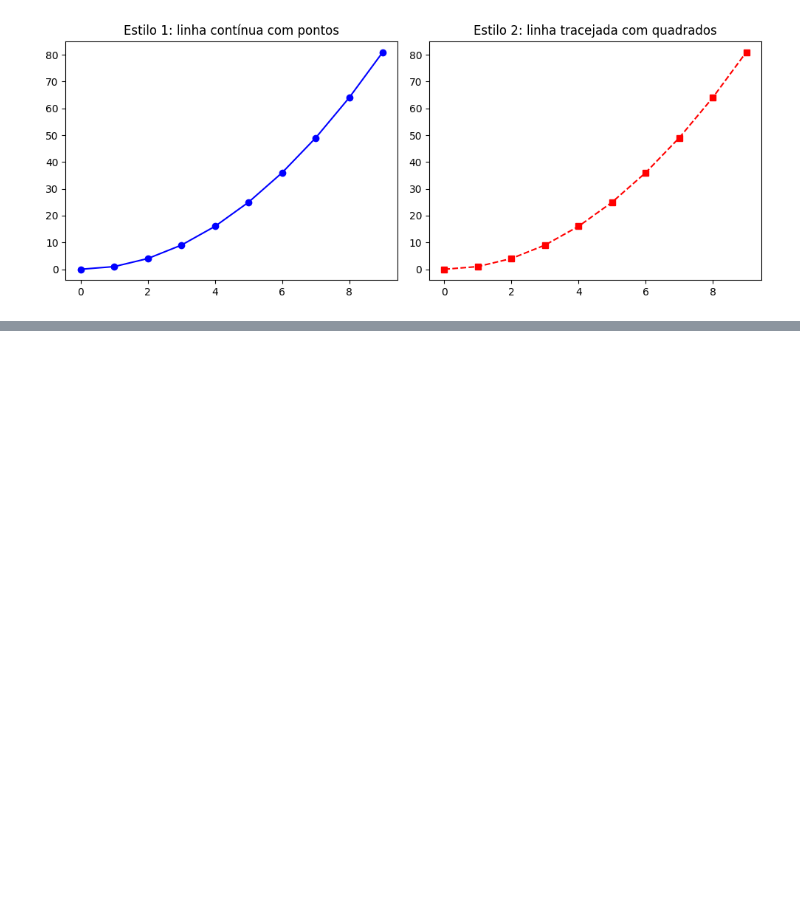
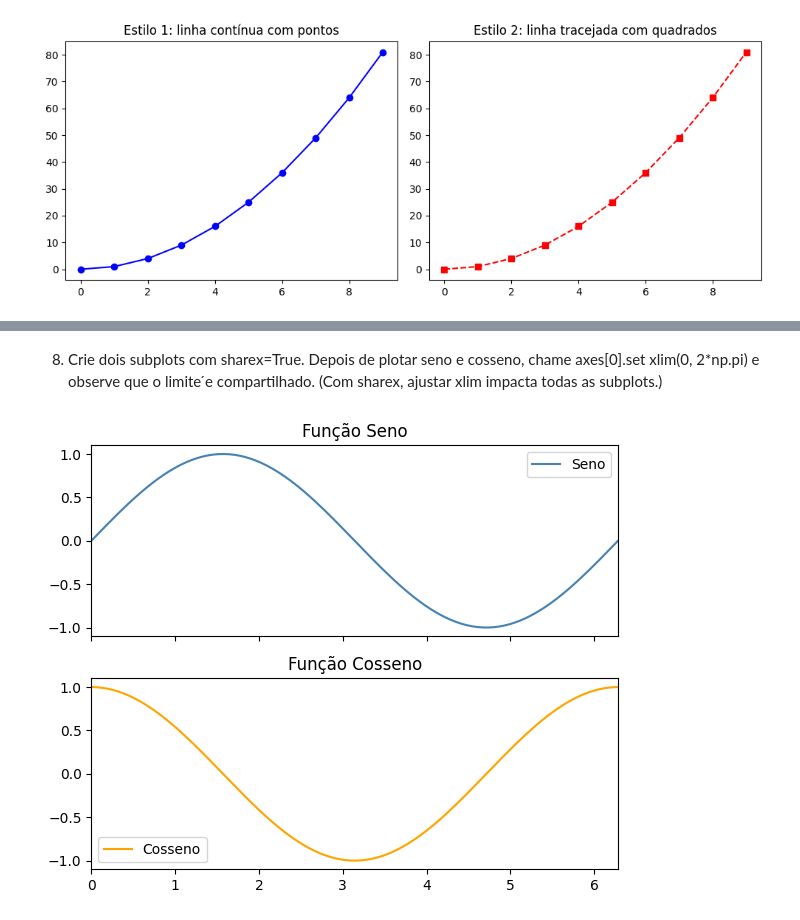
Before and after one commit to Djeffersonkkj/portifolio-de-estudos, a Jupyter notebook: UEPB_DataScience/P3/visualizacao_de_dados/atividade_1.ipynb, the cells around one changed output, grey strips where cells are left out. Saved outputs shown, nothing was run; the diff lists cells and outputs as text; code cells hidden in the pictures; blank space fills up the shorter version.

```diff
--- a/UEPB_DataScience/P3/visualizacao_de_dados/atividade_1.ipynb
+++ b/UEPB_DataScience/P3/visualizacao_de_dados/atividade_1.ipynb
@@ -89,0 +126,25 @@ plt.show()
+# %% [markdown]
+8. Crie dois subplots com sharex=True. Depois de plotar seno e cosseno, chame
+axes[0].set xlim(0, 2*np.pi) e observe que o limite  ́e compartilhado. (Com
+sharex, ajustar xlim impacta todas as subplots.)
+# %%
+x = np.linspace(0, 4*np.pi, 200)
+y_sin = np.sin(x)
+y_cos = np.cos(x)
+
+fig, axes = plt.subplots(2, 1, sharex=True, figsize=(6, 5))
+
+axes[0].plot(x, y_sin, color="steelblue", label="Seno")
+axes[0].legend()
+axes[0].set_title("Função Seno")
+
+axes[1].plot(x, y_cos, color="orange", label="Cosseno")
+axes[1].legend()
+axes[1].set_title("Função Cosseno")
+
+axes[0].set_xlim(0, 2*np.pi)
+
+plt.tight_layout()
+plt.show()
+# %% [output]
+[figure, added]
```
Also changed, not shown: parts of 8 cells of this notebook.
